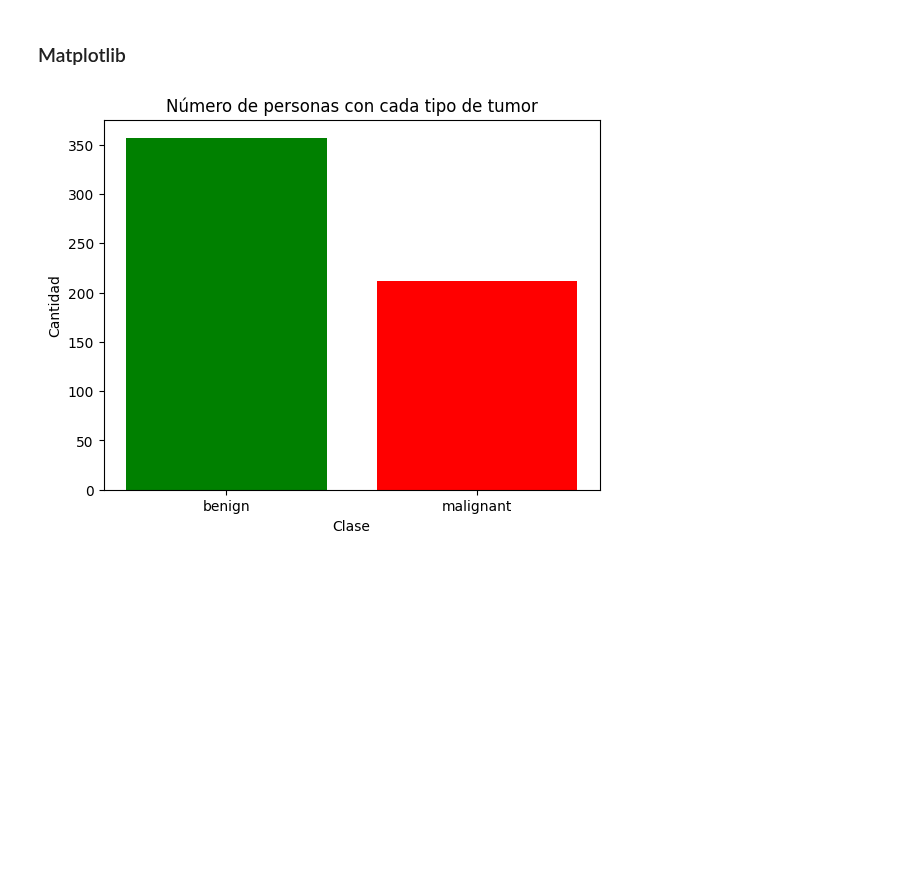
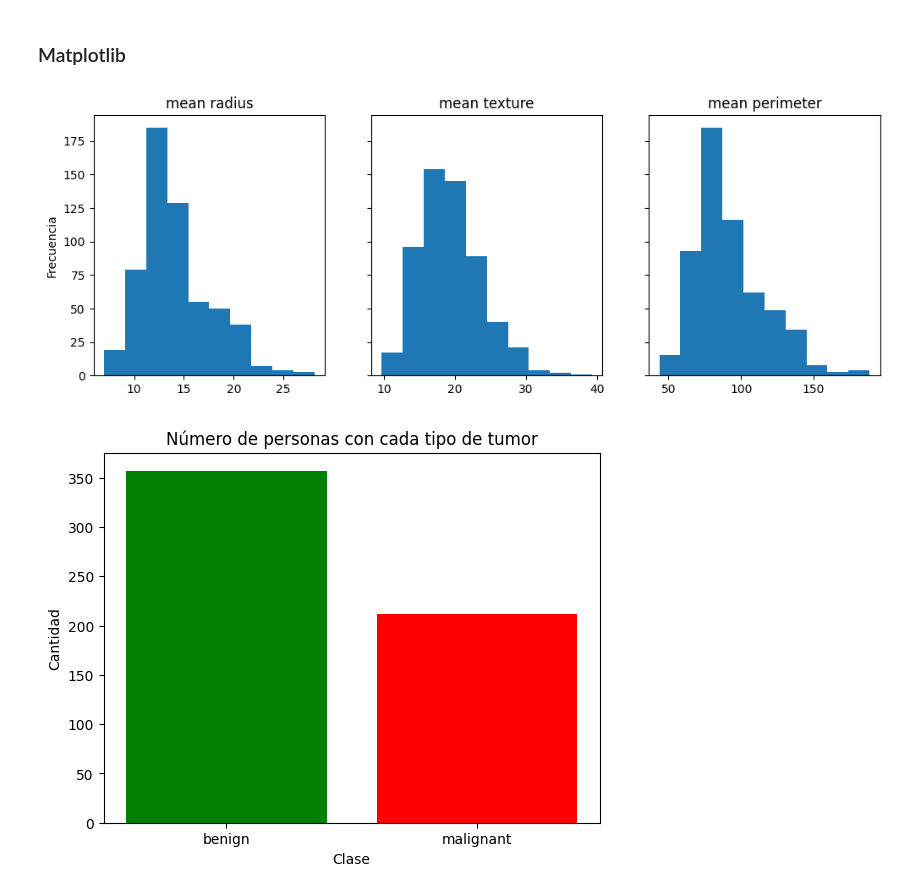
Before and after one commit to carlosgg0/practicas-aprendizaje, a Jupyter notebook: practica1/main.ipynb, the cells around one changed output. Cells and saved outputs as stored; diff of their text form; code cells hidden in the pictures; blank space fills up the shorter version.

```diff
--- a/practica1/main.ipynb
+++ b/practica1/main.ipynb
@@ -69,6 +76,19 @@ Mediana:  13.37
 Desviación típica 3.520950760711062
 # %% [markdown]
 ### Matplotlib
+# %%
+# Histograma de diferentes atributos 'mean radius', 'mean texture' y 'mean perimeter'
+attr = ["mean radius", "mean texture", "mean perimeter"]
+
+fig, axs = plt.subplots(1, 3, sharey=True, figsize=(12, 4))
+axs[0].set_ylabel("Frecuencia")
+
+for i, a in enumerate(attr):
+    axs[i].hist(df[a], bins = 10)
+    axs[i].set_title(a)
+plt.show()
+# %% [output]
+[figure, added]
 # %%
 # Gráfico de barras de las clases
 counts = df['target'].value_counts()
```
Also changed, not shown: parts of 8 cells of this notebook.
